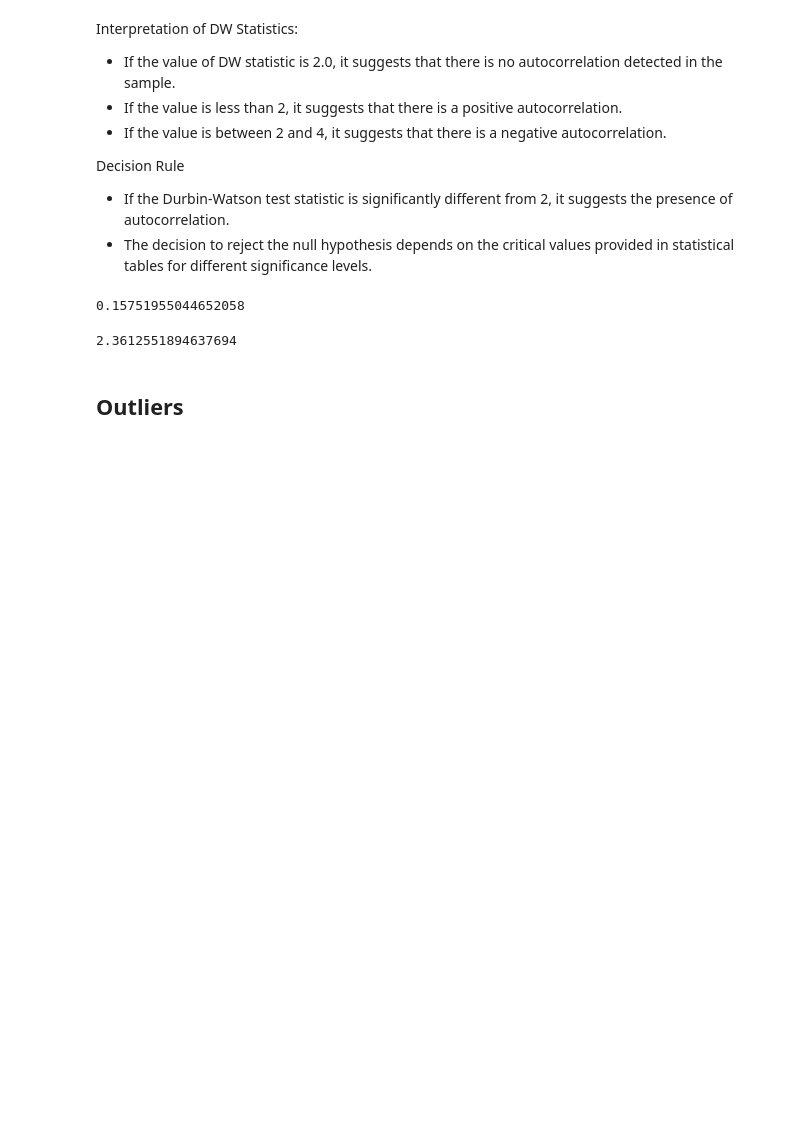
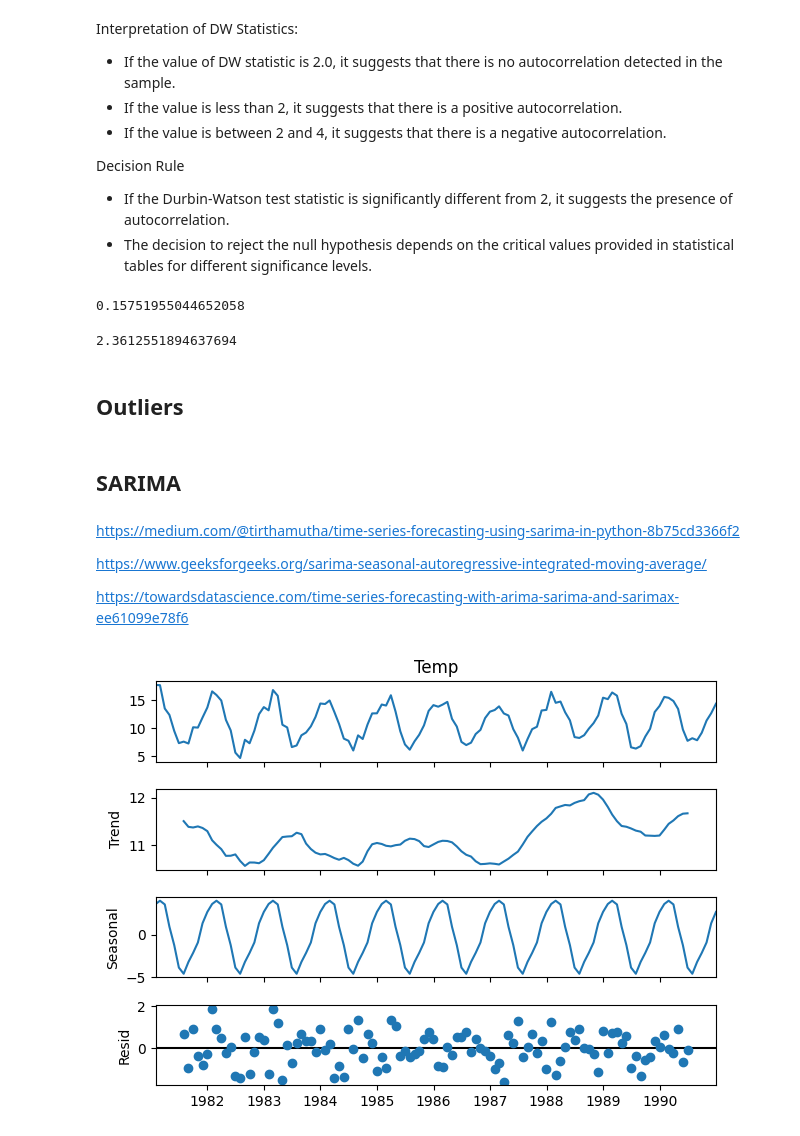
Before and after one commit to Matmozaur/Various-tools-and-notes, a Jupyter notebook: ML_related_concepts/Time_series/1D time series basics.ipynb, the cells around one changed output. Saved outputs shown, nothing was run; the diff lists cells and outputs as text; code cells hidden in the pictures; blank space fills up the shorter version.

```diff
--- a/ML_related_concepts/Time_series/1D time series basics.ipynb
+++ b/ML_related_concepts/Time_series/1D time series basics.ipynb
@@ -168,3 +168,11 @@ durbin_watson(ols_res.resid)
 2.3612551894637694
 # %% [markdown]
 ## Outliers
+# %% [markdown]
+## SARIMA
+# %% [markdown]
+https://medium.com/@tirthamutha/time-series-forecasting-using-sarima-in-python-8b75cd3366f2
+
+https://www.geeksforgeeks.org/sarima-seasonal-autoregressive-integrated-moving-average/
+
+https://towardsdatascience.com/time-series-forecasting-with-arima-sarima-and-sarimax-ee61099e78f6
@@ -170,0 +183,10 @@ durbin_watson(ols_res.resid)
+# %%
+series = pd.read_csv('daily-min-temperatures.csv', header=0, index_col=0, parse_dates=True)
+# %%
+series_m = series['Temp'].resample('ME').mean().dropna()
+# %%
+decomposition=seasonal_decompose(series_m,model='additive',period=12)
+decomposition.plot()
+plt.show()
+# %% [output]
+[figure, added]
```
Also changed, not shown: parts of 17 cells of this notebook.
